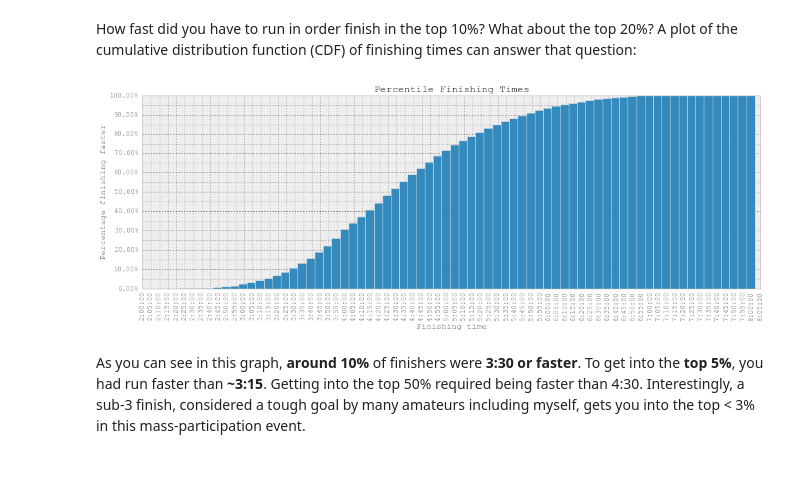
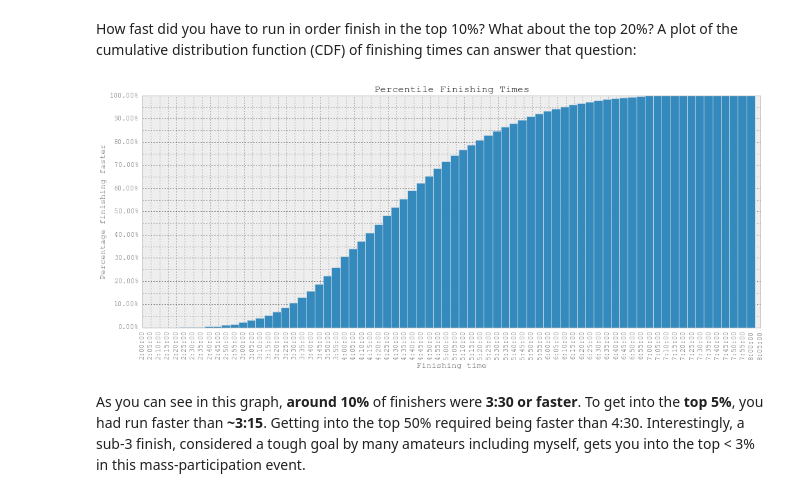
Before and after one commit to pchng/cm2013, a Jupyter notebook: 2013 Chicago Marathon Analysis.ipynb, the cells around one changed output. Drawn from its saved outputs; the diff is of its cells as text; code cells hidden in the pictures; blank space fills up the shorter version.

```diff
--- a/2013 Chicago Marathon Analysis.ipynb
+++ b/2013 Chicago Marathon Analysis.ipynb
@@ -153,26 +154,26 @@ How fast did you have to run in order finish in the top 10%? What about the top
 # %%
 def percentage_ticks(value, pos):
     return "{:.2%}".format(value)
 
 plot_times = [7200 + 300*i for i in range (0, 6*12 + 1)]
 num_results = float(len(results)) # Use a float here so the dividend will be converted to a float to avoid integer division/truncation.
 percentiles = [len(results[results.finish_seconds < t].index)/num_results for t in plot_times]
 # cdf = pd.DataFrame(percentiles, index=plot_times)
 fig, ax = pyplot.subplots()
-fig.set_size_inches(16, 5)
+fig.set_size_inches(16, 6)
 pylab.xticks(rotation='vertical')
 pyplot.title('Percentile Finishing Times')
 ax.yaxis.set_major_formatter(matplotlib.ticker.FuncFormatter(percentage_ticks))
 ax.yaxis.set_major_locator(MultipleLocator(0.10))
 ax.yaxis.set_minor_locator(MultipleLocator(0.05))
 ax.yaxis.set_label_text('Percentage finishing faster')
 ax.xaxis.set_major_formatter(matplotlib.ticker.FuncFormatter(time_ticks))
 ax.xaxis.set_major_locator(MultipleLocator(300)) # X-axis labels every 300 s/5 min
 ax.xaxis.set_label_text('Finishing time')
 # Adjust the positioning of the bars to line up with the x-label values. (3:30 should be 10.82%, 3:40 15.77%)
 bars = pyplot.bar(left=[i - 200 for i in plot_times], height=percentiles, width=300)
 # %% [output]
-[figure, old version]
+[figure, new version]
 # %% [markdown]
 As you can see in this graph, **around 10%** of finishers were **3:30 or faster**. To get into the **top 5%**, you had run faster than **~3:15**. Getting into the top 50% required being faster than 4:30.  Interestingly, a sub-3 finish, considered a tough goal by many amateurs including myself, gets you into the top < 3% in this mass-participation event.
 # %% [markdown]
```
Also changed, not shown: parts of 5 cells of this notebook.
